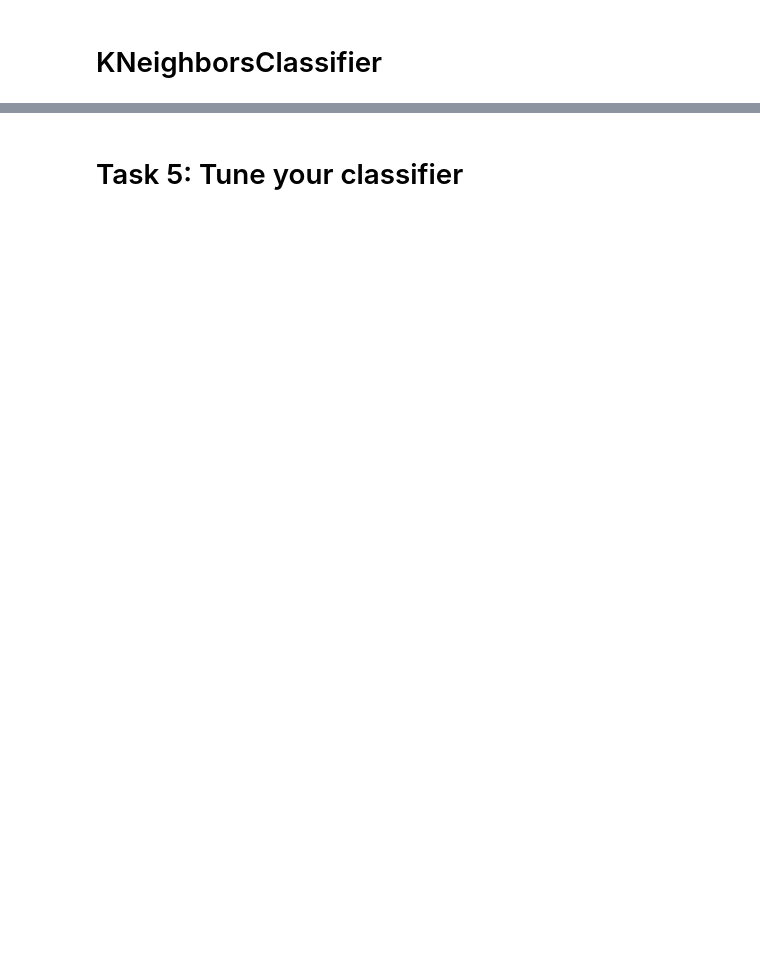
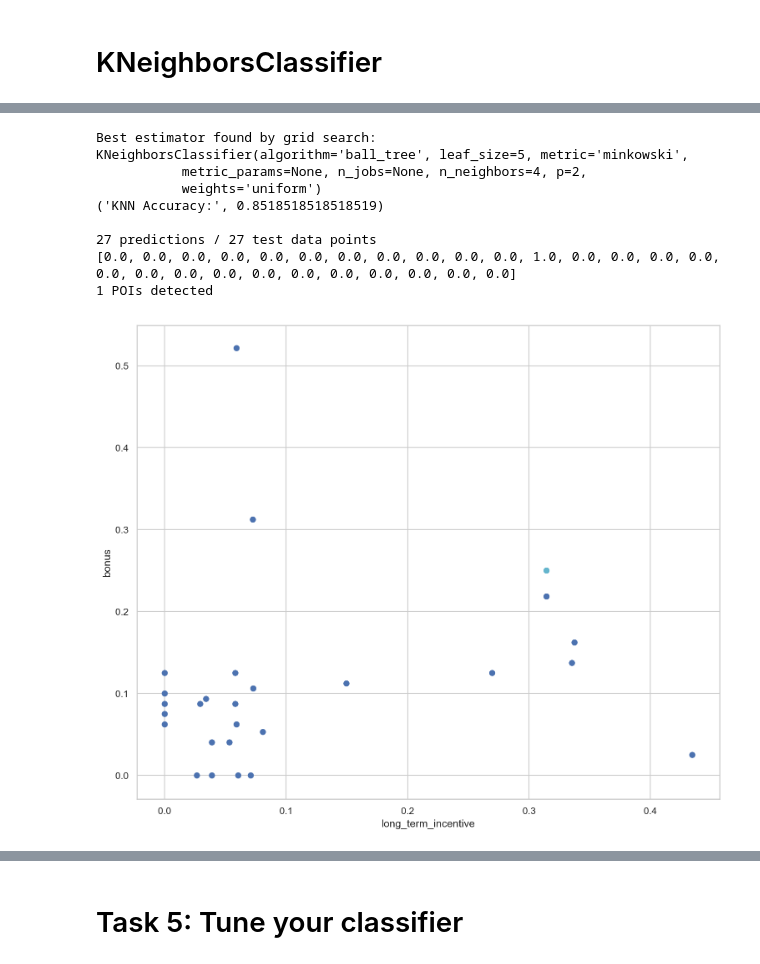
Before and after one commit to chrispaynes/enronML, a Jupyter notebook: enron_email_fraud/enron_email.ipynb, the cells around one changed output, grey strips where cells are left out. Cells and saved outputs as stored; diff of their text form; code cells hidden in the pictures; blank space fills up the shorter version.

```diff
--- a/enron_email_fraud/enron_email.ipynb
+++ b/enron_email_fraud/enron_email.ipynb
@@ -461,0 +483,49 @@ Draw(
+# %%
+param_grid = {
+    "n_neighbors": [2, 4, 6, 8, 10],
+    "weights": ['uniform', 'distance'],
+    "algorithm": ['ball_tree', 'kd_tree', 'brute', 'auto'],
+    "leaf_size": [5, 10, 20, 30, 40, 50, 60],
+    "p": [1, 2]
+}
+
+clf = GridSearchCV(KNeighborsClassifier(n_neighbors=3, weights="uniform", leaf_size=30, p=2), param_grid)
+
+clf.fit(X=features_train, y=labels_train)
+pred = clf.predict(features_test)
+acc = accuracy_score(
+    y_true=labels_test, y_pred=pred, normalize=True, sample_weight=None
+)
+
+print "Best estimator found by grid search:"
+print clf.best_estimator_
+
+
+# ('KNN Accuracy With ALL before MinMaxScale:', 0.9523809523809523)
+# ('KNN Accuracy after scaling:', 0.8518518518518519)
+# ('KNN Accuracy With ALL after MinMax:', 0.9285714285714286)
+# ('KNN Accuracy: WithALL after MinMax and tuning', 0.9761904761904762)
+print("KNN Accuracy:", acc)
+
+printPredictions(pred, features_test)
+
+Draw(
+    pred.astype(int),
+    features_test,
+    poi,
+    mark_poi=False,
+    name="clusters.pdf",
+    f1_name=feature_1,
+    f2_name=feature_2,
+)
+# %% [output]
+Best estimator found by grid search:
+KNeighborsClassifier(algorithm='ball_tree', leaf_size=5, metric='minkowski',
+           metric_params=None, n_jobs=None, n_neighbors=4, p=2,
+           weights='uniform')
+('KNN Accuracy:', 0.8518518518518519)
+
+27 predictions / 27 test data points
+[0.0, 0.0, 0.0, 0.0, 0.0, 0.0, 0.0, 0.0, 0.0, 0.0, 0.0, 1.0, 0.0, 0.0, 0.0, 0.0, 0.0, 0.0, 0.0, 0.0, 0.0, 0.0, 0.0, 0.0, 0.0, 0.0, 0.0]
+1 POIs detected
+[figure, added]
```
Also changed, not shown: parts of 12 cells of this notebook.
